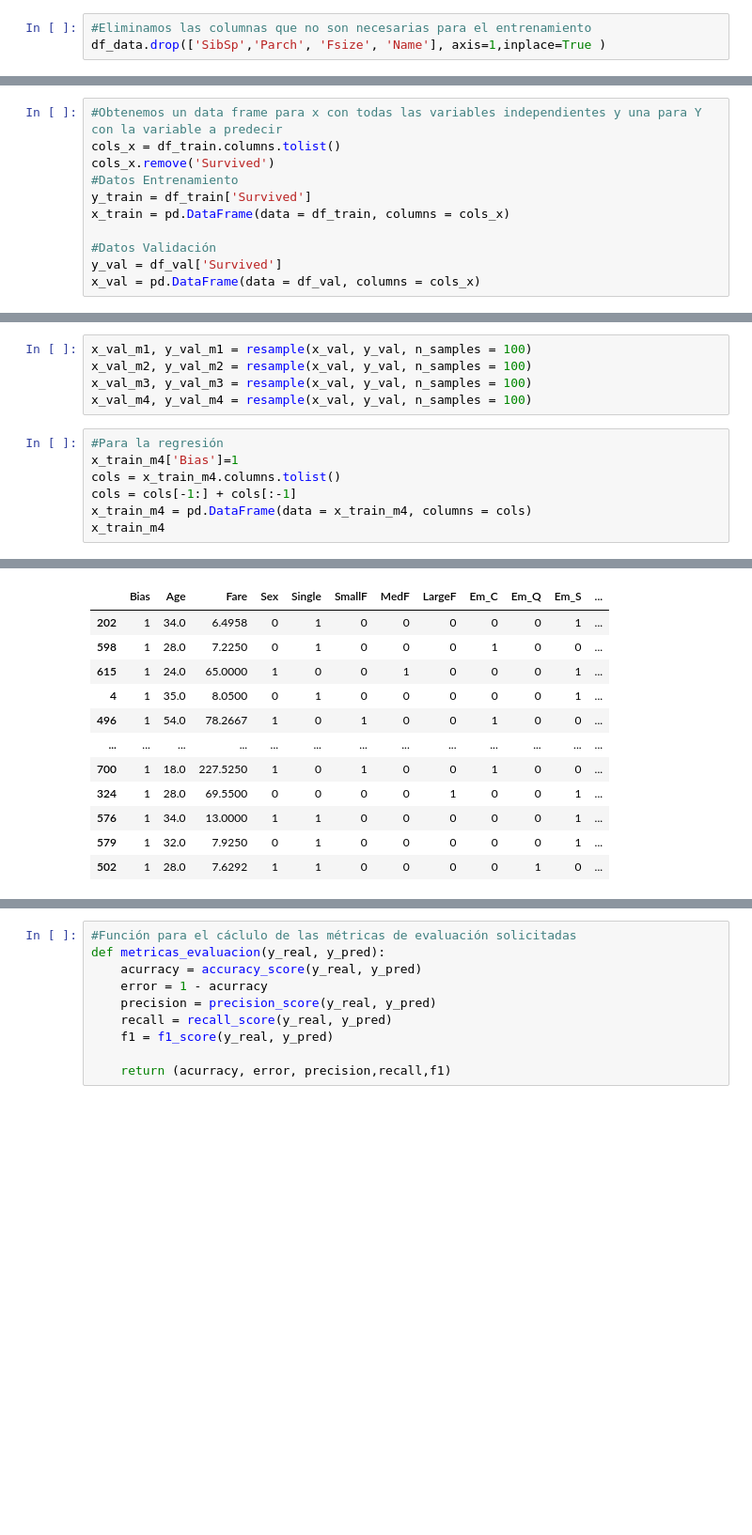
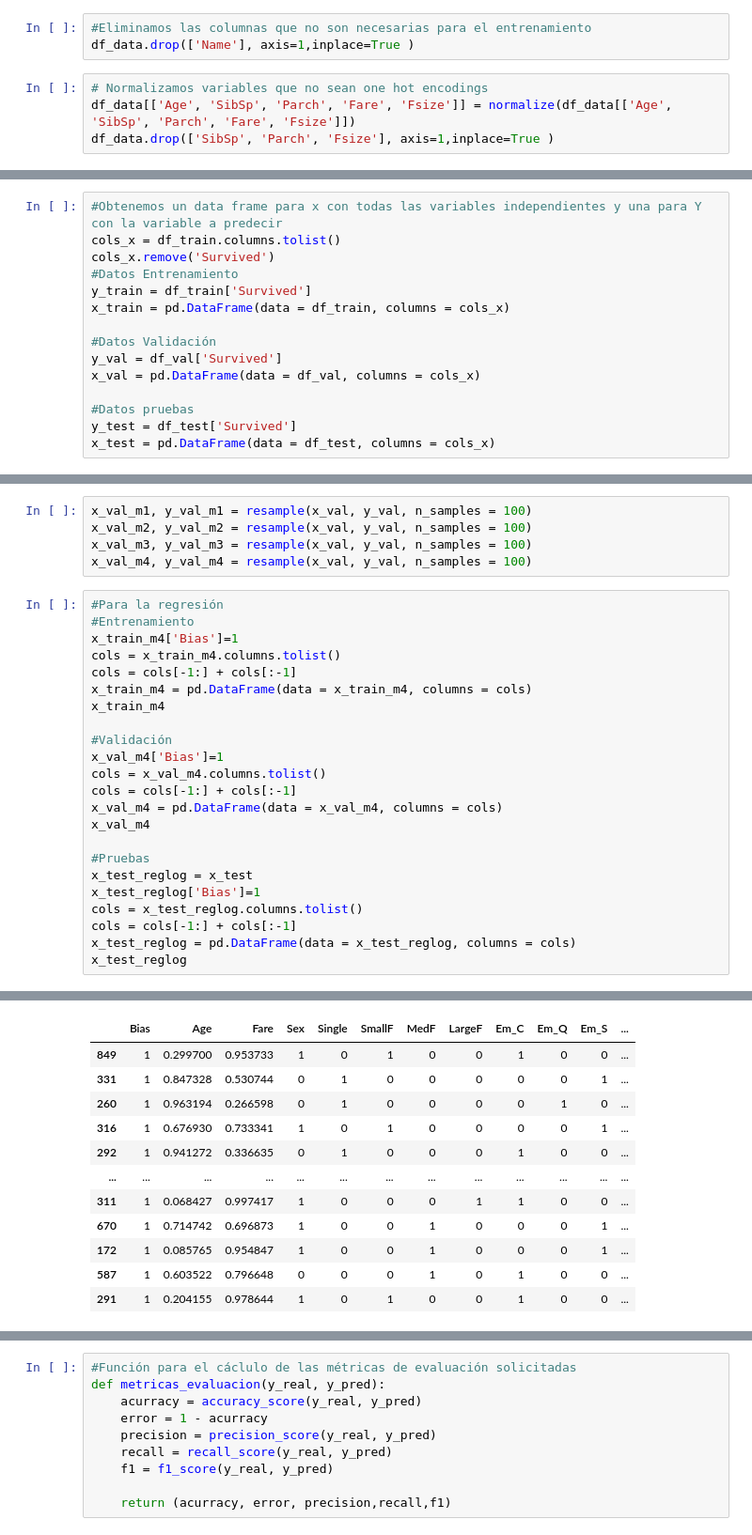
Before and after one commit to RebecaCarrera/StatisticalLearningI2020, a Jupyter notebook: Proyecto/Proyecto_SL-Rebeca_Carrera.ipynb, the cells around one changed output, grey strips where cells are left out. Shown at 94% size. Drawn from its saved outputs; the diff is of its cells as text; blank space fills up the shorter version.

```diff
--- a/Proyecto/Proyecto_SL-Rebeca_Carrera.ipynb
+++ b/Proyecto/Proyecto_SL-Rebeca_Carrera.ipynb
@@ -414,7 +398,11 @@ df_data.head()
 | 4 | Allen, Mr. William Henry | 35.0 | 0 | 0 | 8.0500 | 0 | 0 | 1 | 1 | 0 | 0 | ... |
 # %%
 #Eliminamos las columnas que no son necesarias para el entrenamiento
-df_data.drop(['SibSp','Parch', 'Fsize', 'Name'], axis=1,inplace=True )
+df_data.drop(['Name'], axis=1,inplace=True )
+# %%
+# Normalizamos variables que no sean one hot encodings
+df_data[['Age', 'SibSp', 'Parch', 'Fare', 'Fsize']] = normalize(df_data[['Age', 'SibSp', 'Parch', 'Fare', 'Fsize']])
+df_data.drop(['SibSp', 'Parch', 'Fsize'], axis=1,inplace=True )
 # %%
 df_data.head()
 # %% [output]
@@ -460,3 +448,7 @@ x_train = pd.DataFrame(data = df_train, columns = cols_x)
 #Datos Validación
 y_val = df_val['Survived']
 x_val = pd.DataFrame(data = df_val, columns = cols_x)
+
+#Datos pruebas
+y_test = df_test['Survived']
+x_test = pd.DataFrame(data = df_test, columns = cols_x)
@@ -472,11 +472,27 @@ x_val_m3, y_val_m3 = resample(x_val, y_val, n_samples = 100)
 x_val_m4, y_val_m4 = resample(x_val, y_val, n_samples = 100)
 # %%
 #Para la regresión
+#Entrenamiento
 x_train_m4['Bias']=1
 cols = x_train_m4.columns.tolist()
 cols = cols[-1:] + cols[:-1]
 x_train_m4 = pd.DataFrame(data = x_train_m4, columns = cols)
 x_train_m4
+
+#Validación
+x_val_m4['Bias']=1
+cols = x_val_m4.columns.tolist()
+cols = cols[-1:] + cols[:-1]
+x_val_m4 = pd.DataFrame(data = x_val_m4, columns = cols)
+x_val_m4
+
+#Pruebas
+x_test_reglog = x_test
+x_test_reglog['Bias']=1
+cols = x_test_reglog.columns.tolist()
+cols = cols[-1:] + cols[:-1]
+x_test_reglog = pd.DataFrame(data = x_test_reglog, columns = cols)
+x_test_reglog
 # %% [output]
 A value is trying to be set on a copy of a slice from a DataFrame.
 Try using .loc[row_indexer,col_indexer] = value instead
@@ -485,12 +507,12 @@ See the caveats in the documentation: https://pandas.pydata.org/pandas-docs/stab
 |  | Bias | Age | Fare | Sex | Single | SmallF | MedF | LargeF | Em_C | Em_Q | Em_S | ... |
-| 202 | 1 | 34.0 | 6.4958 | 0 | 1 | 0 | 0 | 0 | 0 | 0 | 1 | ... |
-| 598 | 1 | 28.0 | 7.2250 | 0 | 1 | 0 | 0 | 0 | 1 | 0 | 0 | ... |
-| 615 | 1 | 24.0 | 65.0000 | 1 | 0 | 0 | 1 | 0 | 0 | 0 | 1 | ... |
-| 4 | 1 | 35.0 | 8.0500 | 0 | 1 | 0 | 0 | 0 | 0 | 0 | 1 | ... |
-| 496 | 1 | 54.0 | 78.2667 | 1 | 0 | 1 | 0 | 0 | 1 | 0 | 0 | ... |
+| 849 | 1 | 0.299700 | 0.953733 | 1 | 0 | 1 | 0 | 0 | 1 | 0 | 0 | ... |
+| 331 | 1 | 0.847328 | 0.530744 | 0 | 1 | 0 | 0 | 0 | 0 | 0 | 1 | ... |
+| 260 | 1 | 0.963194 | 0.266598 | 0 | 1 | 0 | 0 | 0 | 0 | 1 | 0 | ... |
+| 316 | 1 | 0.676930 | 0.733341 | 1 | 0 | 1 | 0 | 0 | 0 | 0 | 1 | ... |
+| 292 | 1 | 0.941272 | 0.336635 | 0 | 1 | 0 | 0 | 0 | 1 | 0 | 0 | ... |
 | ... | ... | ... | ... | ... | ... | ... | ... | ... | ... | ... | ... | ... |
-| 700 | 1 | 18.0 | 227.5250 | 1 | 0 | 1 | 0 | 0 | 1 | 0 | 0 | ... |
-| 324 | 1 | 28.0 | 69.5500 | 0 | 0 | 0 | 0 | 1 | 0 | 0 | 1 | ... |
-| 576 | 1 | 34.0 | 13.0000 | 1 | 1 | 0 | 0 | 0 | 0 | 0 | 1 | ... |
-| 579 | 1 | 32.0 | 7.9250 | 0 | 1 | 0 | 0 | 0 | 0 | 0 | 1 | ... |
-| 502 | 1 | 28.0 | 7.6292 | 1 | 1 | 0 | 0 | 0 | 0 | 1 | 0 | ... |
+| 311 | 1 | 0.068427 | 0.997417 | 1 | 0 | 0 | 0 | 1 | 1 | 0 | 0 | ... |
+| 670 | 1 | 0.714742 | 0.696873 | 1 | 0 | 0 | 1 | 0 | 0 | 0 | 1 | ... |
+| 172 | 1 | 0.085765 | 0.954847 | 1 | 0 | 0 | 1 | 0 | 0 | 0 | 1 | ... |
+| 587 | 1 | 0.603522 | 0.796648 | 0 | 0 | 0 | 1 | 0 | 1 | 0 | 0 | ... |
+| 291 | 1 | 0.204155 | 0.978644 | 1 | 0 | 1 | 0 | 0 | 1 | 0 | 0 | ... |
```
Also changed, not shown: parts of 63 cells of this notebook, 17 other files.
